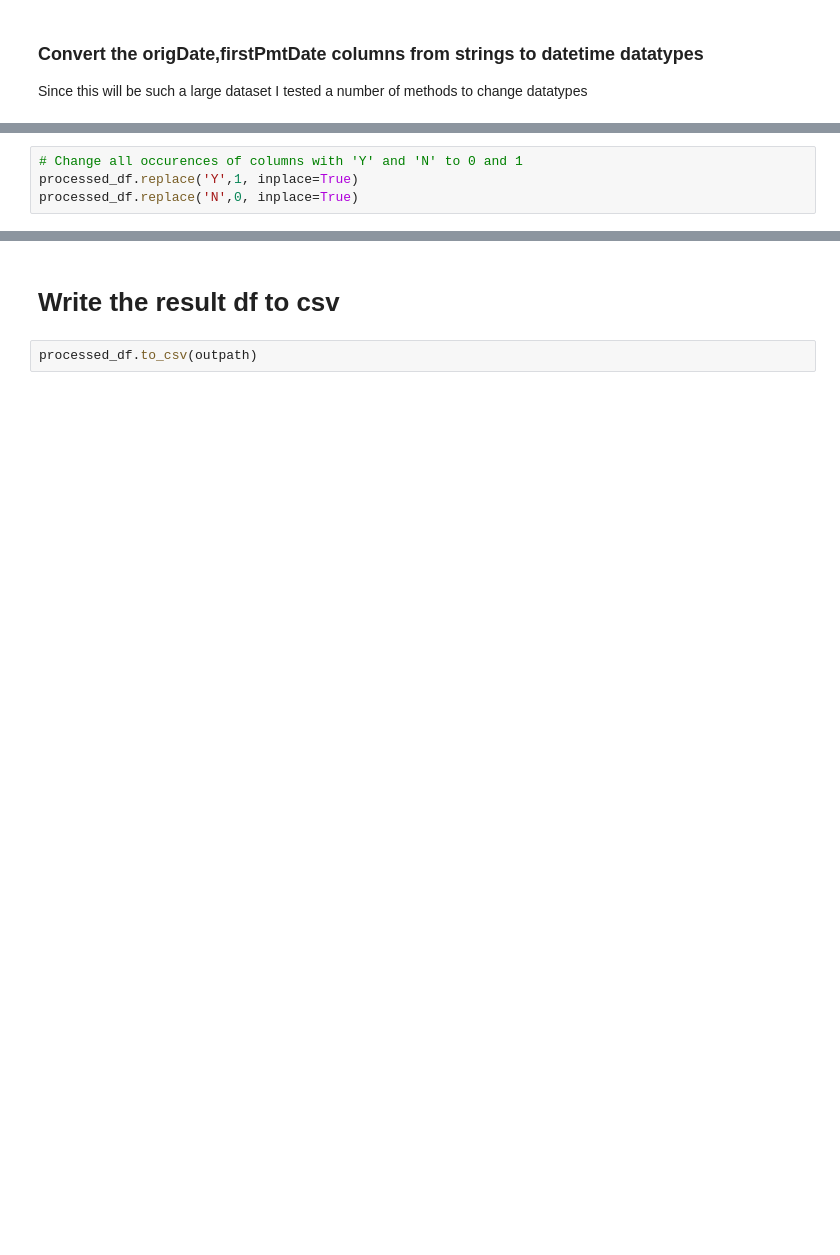
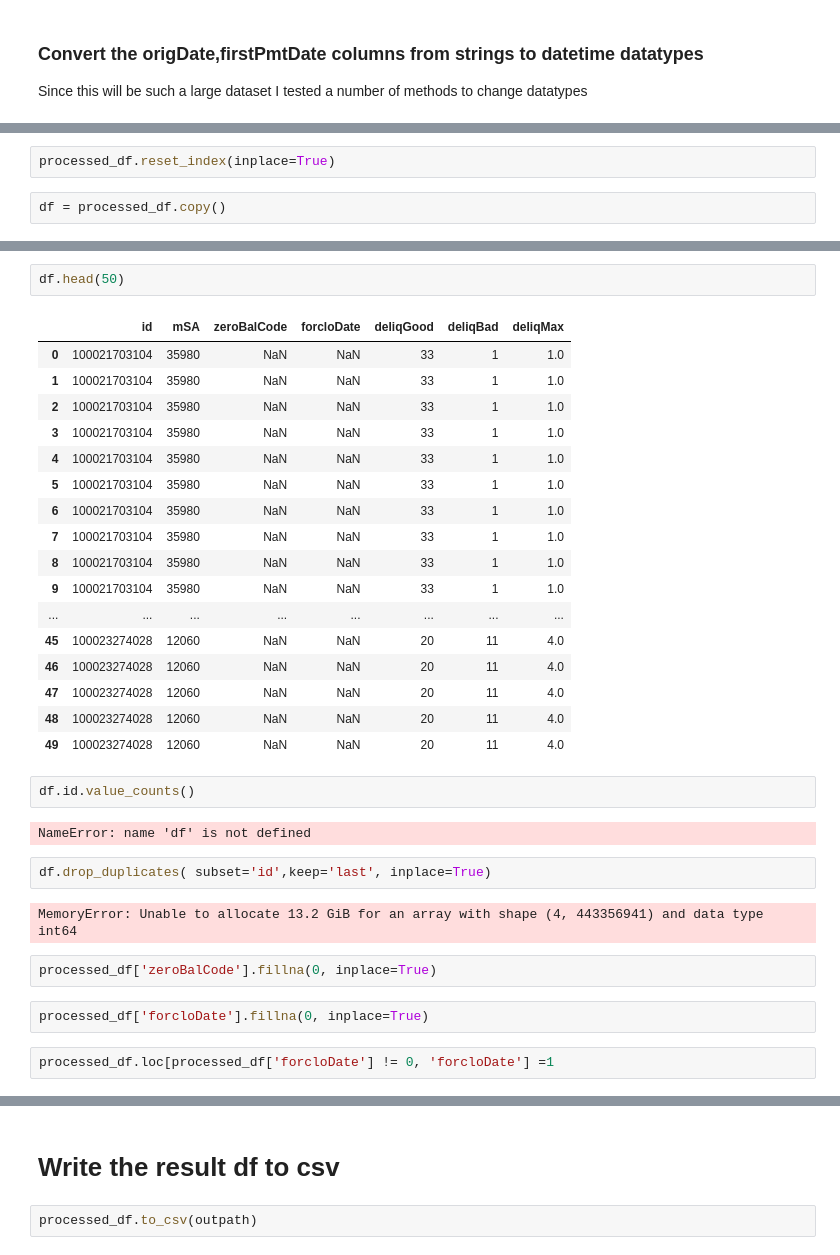
Before and after one commit to kipmadden/MortgageML, a Jupyter notebook: FM_Performance_Processing_ALL.ipynb, the cells around one changed output, grey strips where cells are left out. Saved outputs shown, nothing was run; the diff lists cells and outputs as text; blank space fills up the shorter version.

```diff
--- a/FM_Performance_Processing_ALL.ipynb
+++ b/FM_Performance_Processing_ALL.ipynb
@@ -145,4 +147,4 @@ memory usage: 19.8 GB
-# %%
-# Change all occurences of columns with 'Y' and 'N' to 0 and 1
-processed_df.replace('Y',1, inplace=True)
-processed_df.replace('N',0, inplace=True)
+# %%
+processed_df.reset_index(inplace=True)
+# %%
+df = processed_df.copy()
@@ -148,0 +168,34 @@ processed_df.replace('N',0, inplace=True)
+# %%
+df.head(50)
+# %% [output]
+|  | id | mSA | zeroBalCode | forcloDate | deliqGood | deliqBad | deliqMax |
+| 0 | 100021703104 | 35980 | NaN | NaN | 33 | 1 | 1.0 |
+| 1 | 100021703104 | 35980 | NaN | NaN | 33 | 1 | 1.0 |
+| 2 | 100021703104 | 35980 | NaN | NaN | 33 | 1 | 1.0 |
+| 3 | 100021703104 | 35980 | NaN | NaN | 33 | 1 | 1.0 |
+| 4 | 100021703104 | 35980 | NaN | NaN | 33 | 1 | 1.0 |
+| 5 | 100021703104 | 35980 | NaN | NaN | 33 | 1 | 1.0 |
+| 6 | 100021703104 | 35980 | NaN | NaN | 33 | 1 | 1.0 |
+| 7 | 100021703104 | 35980 | NaN | NaN | 33 | 1 | 1.0 |
+| 8 | 100021703104 | 35980 | NaN | NaN | 33 | 1 | 1.0 |
+| 9 | 100021703104 | 35980 | NaN | NaN | 33 | 1 | 1.0 |
+| ... | ... | ... | ... | ... | ... | ... | ... |
+| 45 | 100023274028 | 12060 | NaN | NaN | 20 | 11 | 4.0 |
+| 46 | 100023274028 | 12060 | NaN | NaN | 20 | 11 | 4.0 |
+| 47 | 100023274028 | 12060 | NaN | NaN | 20 | 11 | 4.0 |
+| 48 | 100023274028 | 12060 | NaN | NaN | 20 | 11 | 4.0 |
+| 49 | 100023274028 | 12060 | NaN | NaN | 20 | 11 | 4.0 |
+# %%
+df.id.value_counts()
+# %% [output]
+NameError: name 'df' is not defined
+# %%
+df.drop_duplicates( subset='id',keep='last', inplace=True)
+# %% [output]
+MemoryError: Unable to allocate 13.2 GiB for an array with shape (4, 443356941) and data type int64
+# %%
+processed_df['zeroBalCode'].fillna(0, inplace=True)
+# %%
+processed_df['forcloDate'].fillna(0, inplace=True)
+# %%
+processed_df.loc[processed_df['forcloDate'] != 0, 'forcloDate'] =1
```
Also changed, not shown: parts of 16 cells of this notebook, 1 other file.
